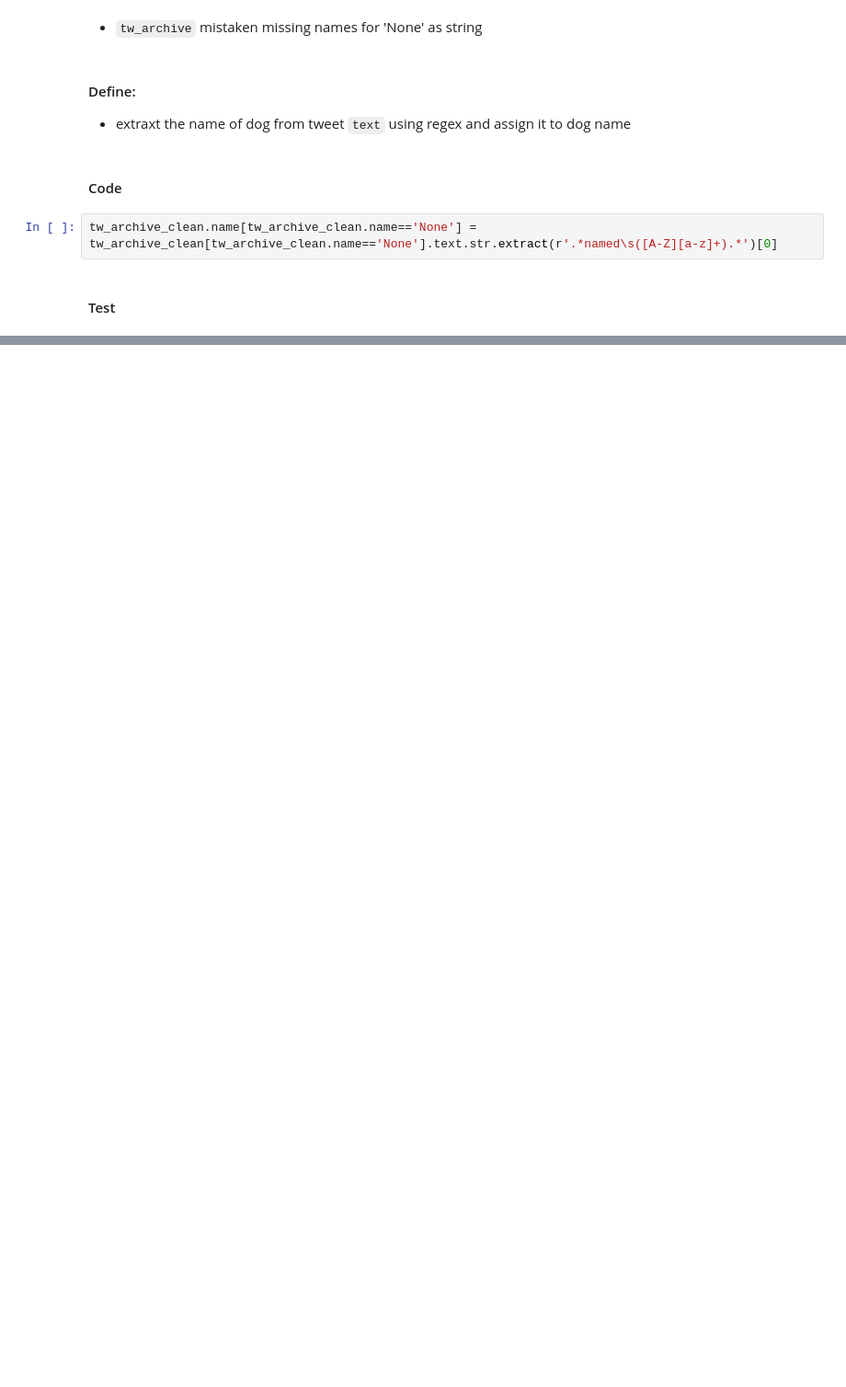
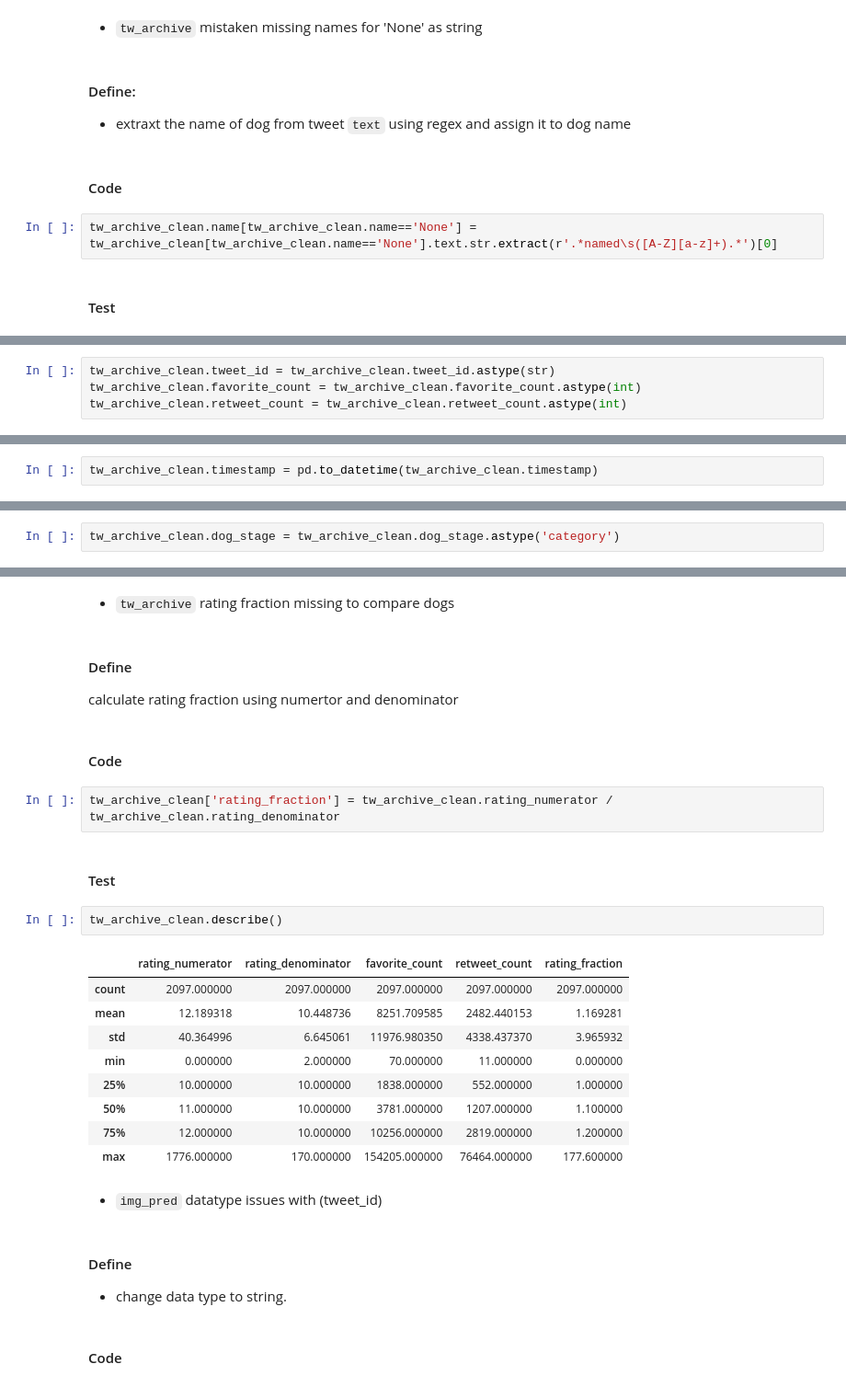
Before and after one commit to OthmanAhmed/wrangling-data-project, a Jupyter notebook: wrangle_act.ipynb, the cells around one changed output, grey strips where cells are left out. Shown at 92% size. Cells and saved outputs as stored; diff of their text form; blank space fills up the shorter version.

Commit message:
finished cleaning

```diff
--- a/wrangle_act.ipynb
+++ b/wrangle_act.ipynb
@@ -288,0 +499,4 @@ Name: name, Length: 973, dtype: int64
+# %%
+tw_archive_clean.tweet_id = tw_archive_clean.tweet_id.astype(str)
+tw_archive_clean.favorite_count = tw_archive_clean.favorite_count.astype(int)
+tw_archive_clean.retweet_count = tw_archive_clean.retweet_count.astype(int)
@@ -288,0 +533,2 @@ Name: name, Length: 973, dtype: int64
+# %%
+tw_archive_clean.timestamp = pd.to_datetime(tw_archive_clean.timestamp)
@@ -288,0 +565,2 @@ Name: name, Length: 973, dtype: int64
+# %%
+tw_archive_clean.dog_stage = tw_archive_clean.dog_stage.astype('category')
@@ -288,0 +590,30 @@ Name: name, Length: 973, dtype: int64
+# %% [markdown]
+- `tw_archive` rating fraction missing to compare dogs
+# %% [markdown]
+#### Define
+calculate rating fraction using numertor and denominator
+# %% [markdown]
+#### Code
+# %%
+tw_archive_clean['rating_fraction'] = tw_archive_clean.rating_numerator / tw_archive_clean.rating_denominator
+# %% [markdown]
+#### Test
+# %%
+tw_archive_clean.describe()
+# %% [output]
+|  | rating_numerator | rating_denominator | favorite_count | retweet_count | rating_fraction |
+| count | 2097.000000 | 2097.000000 | 2097.000000 | 2097.000000 | 2097.000000 |
+| mean | 12.189318 | 10.448736 | 8251.709585 | 2482.440153 | 1.169281 |
+| std | 40.364996 | 6.645061 | 11976.980350 | 4338.437370 | 3.965932 |
+| min | 0.000000 | 2.000000 | 70.000000 | 11.000000 | 0.000000 |
+| 25% | 10.000000 | 10.000000 | 1838.000000 | 552.000000 | 1.000000 |
+| 50% | 11.000000 | 10.000000 | 3781.000000 | 1207.000000 | 1.100000 |
+| 75% | 12.000000 | 10.000000 | 10256.000000 | 2819.000000 | 1.200000 |
+| max | 1776.000000 | 170.000000 | 154205.000000 | 76464.000000 | 177.600000 |
+# %% [markdown]
+- `img_pred` datatype issues with (tweet_id)
+# %% [markdown]
+#### Define
+- change data type to string.
+# %% [markdown]
+#### Code
```
Also changed, not shown: parts of 67 cells of this notebook, 1 other file.
